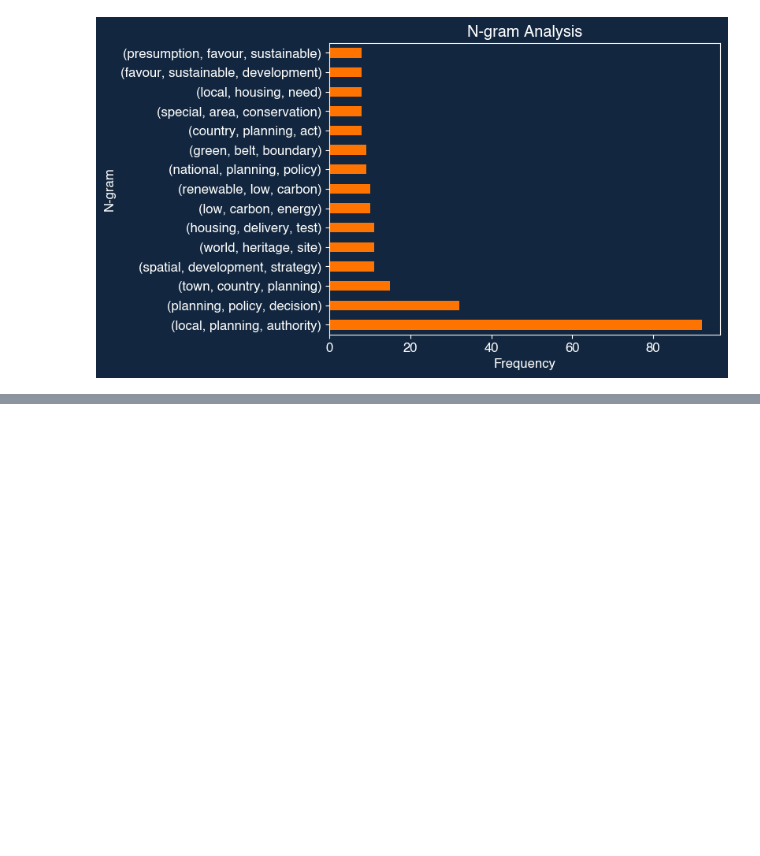
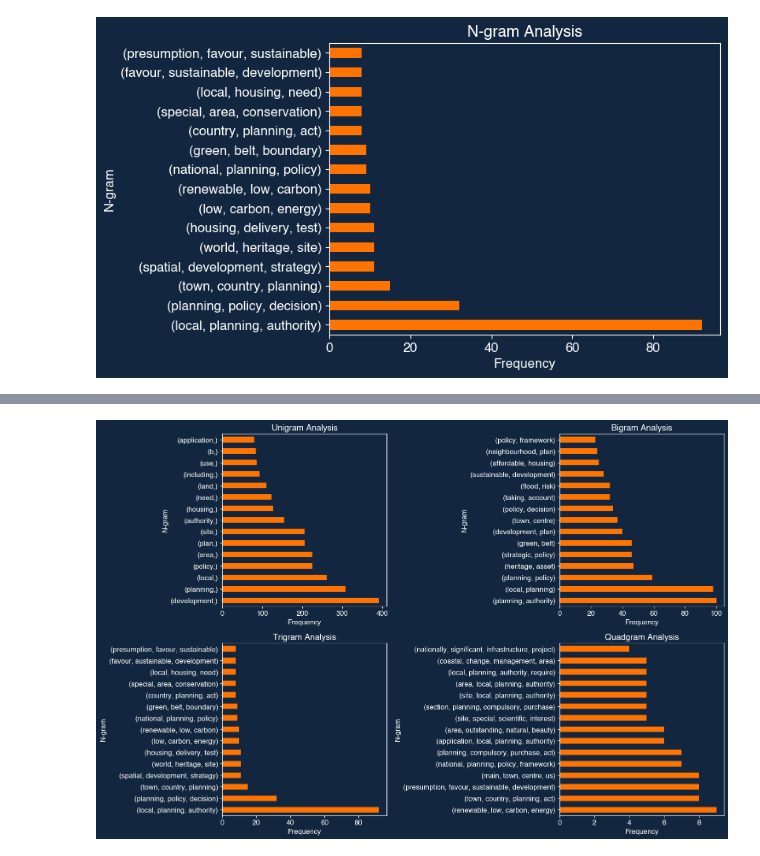
Before and after one commit to george-m2/uk-levelling-up-data-mining, a Jupyter notebook: govTextExtraction.ipynb, the cells around one changed output, grey strips where cells are left out. Drawn from its saved outputs; the diff is of its cells as text; code cells hidden in the pictures; blank space fills up the shorter version.

Commit message:
added uni-quadgram

```diff
--- a/govTextExtraction.ipynb
+++ b/govTextExtraction.ipynb
@@ -67,9 +67,9 @@ def ngram_clean(text):
   words = re.sub(r'[^\w\s]', '', text).split()
   return [wnl.lemmatize(word) for word in words if word not in stopwords]
 # %%
-text = extractPDF('NPPF_Sept_23.pdf')
-tokens = ngram_clean(text)
-print(tokens)
+text_nppf = extractPDF('pdfs/NPPF_Sept_23.pdf')
+tokens_nppf = ngram_clean(text_nppf)
+print(tokens_nppf)
 # %% [output]
 ['national', 'planning', 'policy', 'framework', 'crown', 'copyright', 'copyright', 'typographical', 'arrangement', 'rest', 'crown', 'may', 'reuse', 'information', 'including', 'logo', 'free', 'charge' ...
 # %% [markdown]
@@ -101,3 +81,7 @@ Name: count, dtype: int64
+# %%
+def ngram_gen(tokens, n, topn):
+    tokens = (pd.Series(nltk.ngrams(tokens, n)).value_counts())[:topn]
+    return tokens
 # %% [markdown]
 ## N-gram visualisation
 # %% [markdown]
@@ -121,3 +107,8 @@ plt.title('N-gram Analysis')
 plt.show()
 # %% [output]
 [figure]
+# %%
+unigrams_nppf = ngram_gen(tokens_nppf, 1, 15)
+bigrams_nppf = ngram_gen(tokens_nppf, 2, 15)
+trigrams_nppf = ngram_gen(tokens_nppf, 3, 15)
+quadgrams_nppf = ngram_gen(tokens_nppf, 4, 15)
@@ -123,0 +135,30 @@ plt.show()
+# %%
+fig, axs = plt.subplots(2, 2, figsize=(15, 10))
+# Plot unigram counts
+unigrams_nppf.plot(kind='barh', color = '#FF7300', ax=axs[0, 0])
+axs[0, 0].set_xlabel('Frequency')
+axs[0, 0].set_ylabel('N-gram')
+axs[0, 0].set_title('Unigram Analysis')
+
+# Plot bigram counts
+bigrams_nppf.plot(kind='barh', color = '#FF7300', ax=axs[0, 1])
+axs[0, 1].set_xlabel('Frequency')
+axs[0, 1].set_ylabel('N-gram')
+axs[0, 1].set_title('Bigram Analysis')
+
+# Plot trigram counts
+trigrams_nppf.plot(kind='barh', color = '#FF7300', ax=axs[1, 0])
+axs[1, 0].set_xlabel('Frequency')
+axs[1, 0].set_ylabel('N-gram')
+axs[1, 0].set_title('Trigram Analysis')
+
+# Plot quadgram counts
+quadgrams_nppf.plot(kind='barh', color = '#FF7300', ax=axs[1, 1])
+axs[1, 1].set_xlabel('Frequency')
+axs[1, 1].set_ylabel('N-gram')
+axs[1, 1].set_title('Quadgram Analysis')
+
+plt.tight_layout()
+plt.show()
+# %% [output]
+[figure, added]
```
Also changed, not shown: parts of 4 cells of this notebook, 1 other file.
